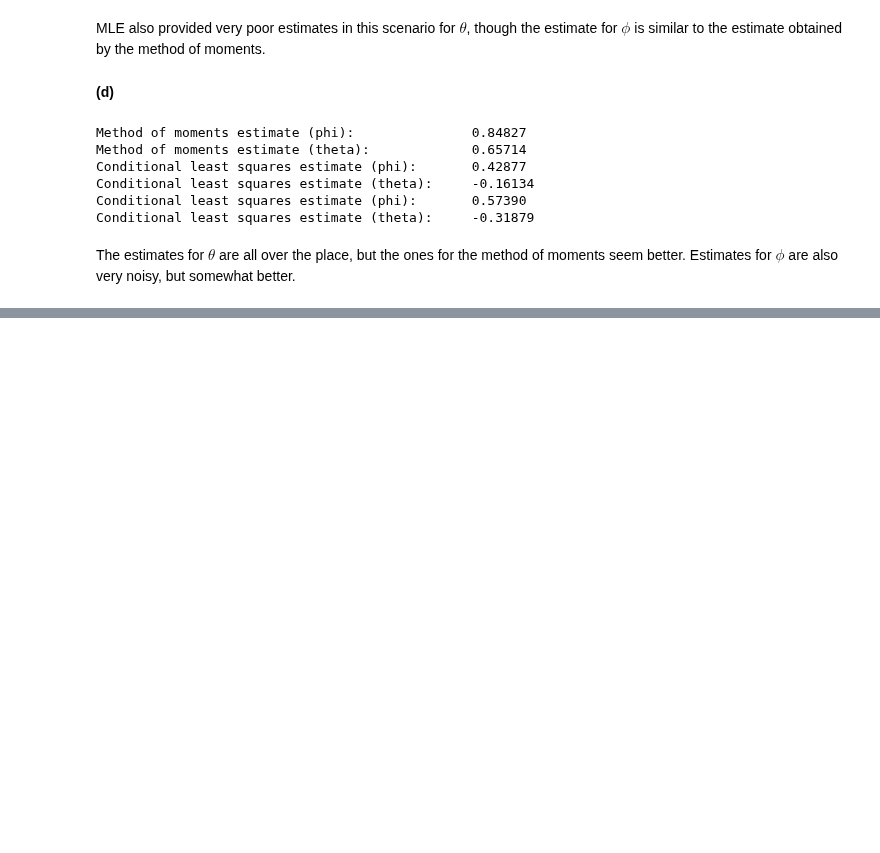
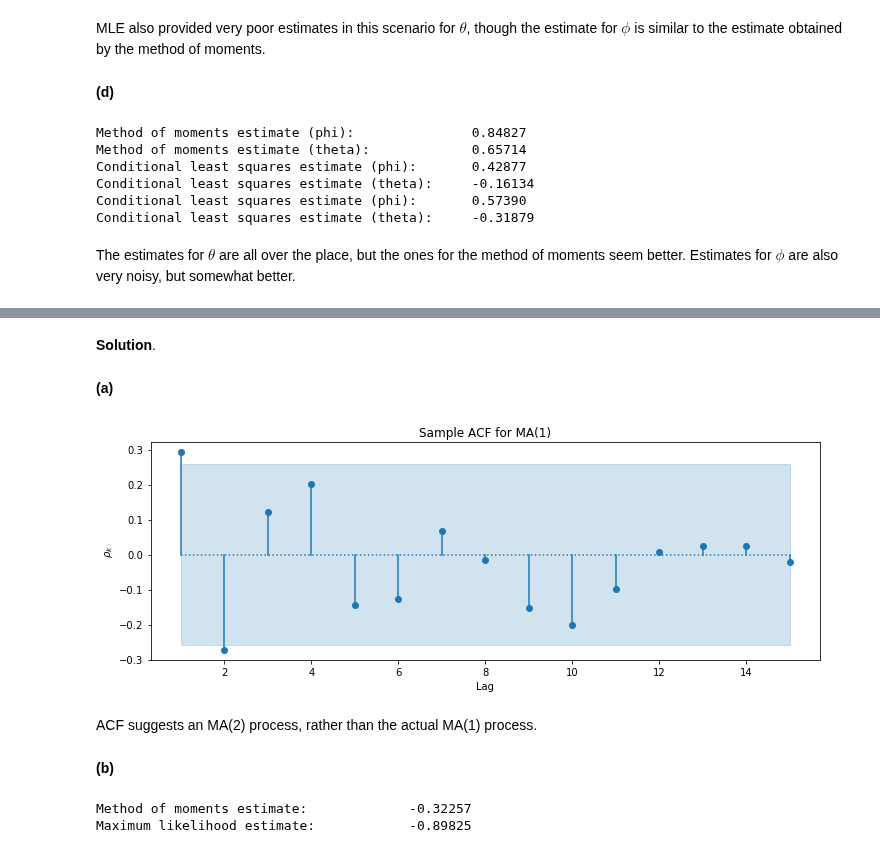
Before and after one commit to telmo-correa/time-series-analysis, a Jupyter notebook: Python/Chapter 07 (Ex 11 - 20) - Parameter Estimation.ipynb, the cells around one changed output, grey strips where cells are left out. Drawn from its saved outputs; the diff is of its cells as text; code cells hidden in the pictures; blank space fills up the shorter version.

```diff
--- a/Python/Chapter 07 (Ex 11 - 20) - Parameter Estimation.ipynb
+++ b/Python/Chapter 07 (Ex 11 - 20) - Parameter Estimation.ipynb
@@ -441,0 +547,17 @@ The estimates for $\theta$ are all over the place, but the ones for the method o
+# %% [markdown]
+**Solution**.
+# %%
+np.random.seed(5000)
+Y = generate_arima(theta=[-0.8], n=60, distrvs=rt(4))
+# %% [markdown]
+**(a)**
+# %%
+r = acf(Y, fft=False, nlags=15)[1:]
+se = 1 / np.sqrt(len(Y))
+plot_acf_with_bounds(r, -2*se, 2*se, title='Sample ACF for MA(1)')
+# %% [output]
+[figure, added]
+# %% [markdown]
+ACF suggests an MA(2) process, rather than the actual MA(1) process.
+# %% [markdown]
+**(b)**
@@ -441,0 +570,6 @@ The estimates for $\theta$ are all over the place, but the ones for the method o
+# %%
+print('Method of moments estimate: \t\t%.5f' % estimate_ma1_mom(Y))
+print('Maximum likelihood estimate: \t\t%.5f' % -ARIMA(Y, order=(0, 0, 1)).fit(method='mle').maparams[0])
+# %% [output]
+Method of moments estimate:             -0.32257
+Maximum likelihood estimate:            -0.89825
```
Also changed, not shown: parts of 34 cells of this notebook, 1 other file.
